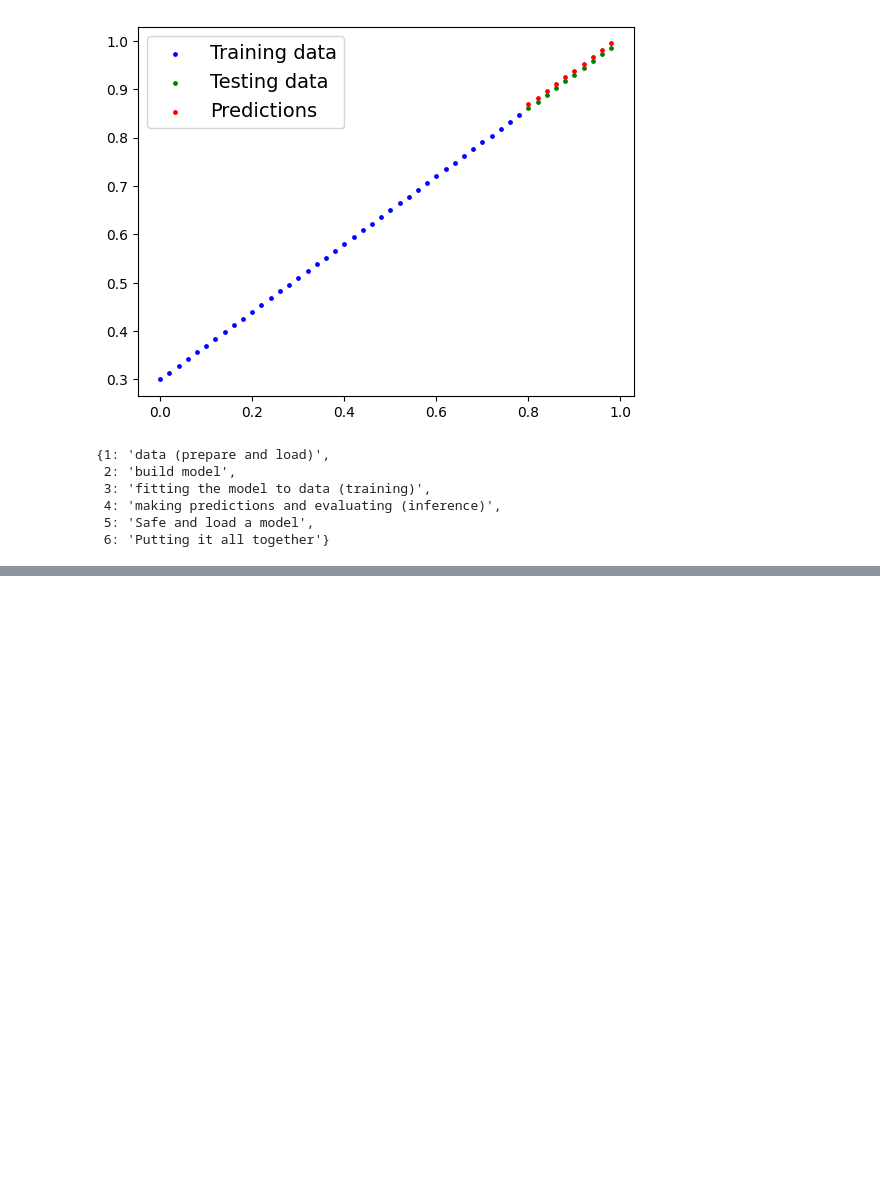
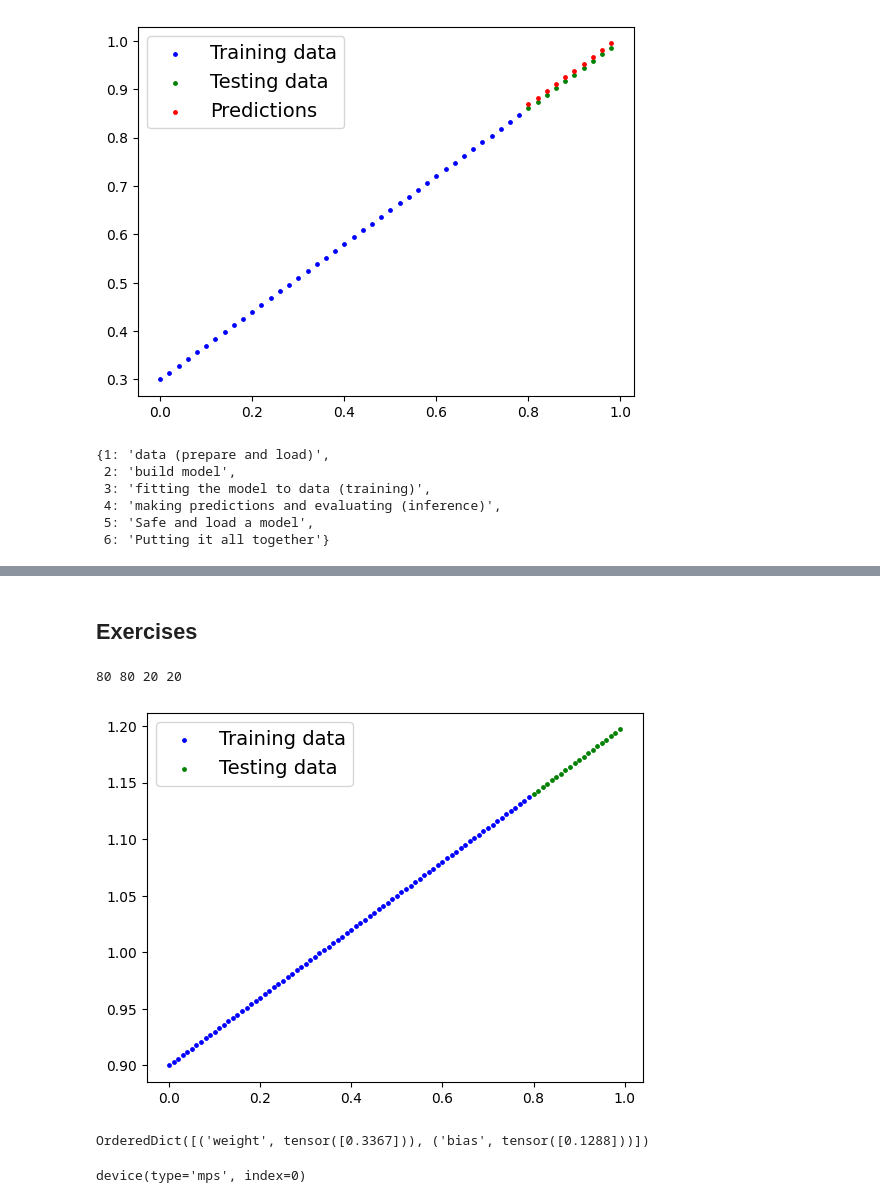
Before and after one commit to moritzmath/PyTorch---Course, a Jupyter notebook: 01_pytorch_workflow.ipynb, the cells around one changed output, grey strips where cells are left out. Cells and saved outputs as stored; diff of their text form; code cells hidden in the pictures; blank space fills up the shorter version.

```diff
--- a/01_pytorch_workflow.ipynb
+++ b/01_pytorch_workflow.ipynb
@@ -324,0 +503,45 @@ OrderedDict([('weight', tensor([0.6990])), ('bias', tensor([0.3093]))])
+# %% [markdown]
+## Exercises
+# %%
+start = 0
+end = 1
+step = 0.01
+
+X = torch.arange(start=start, end=end, step=step).unsqueeze(dim=1)
+
+weight = 0.3
+bias = 0.9
+
+y = weight * X + bias
+
+train_split = int(0.8 * len(X))
+X_train = X[:train_split]
+y_train = y[:train_split]
+X_test = X[train_split:]
+y_test = y[train_split:]
+
+print(len(X_train),len(y_train),len(X_test),len(y_test))
+plot_data(X_train, y_train, X_test, y_test)
+# %% [output]
+80 80 20 20
+[figure, added]
+# %%
+class ExerciseModel(nn.Module):
+    def __init__(self):
+        super().__init__()
+        self.weight = nn.Parameter(torch.randn(1,requires_grad=True,dtype=torch.float))
+        self.bias = nn.Parameter(torch.randn(1,requires_grad=True,dtype=torch.float))
+
+    def forward(self,x):
+        return self.weight * x + self.bias
+
+
+model2 = ExerciseModel()
+model2.state_dict()
+# %% [output]
+OrderedDict([('weight', tensor([0.3367])), ('bias', tensor([0.1288]))])
+# %%
+model2.to(device)
+next(model2.parameters()).device
+# %% [output]
+device(type='mps', index=0)
```
Also changed, not shown: parts of 23 cells of this notebook.
